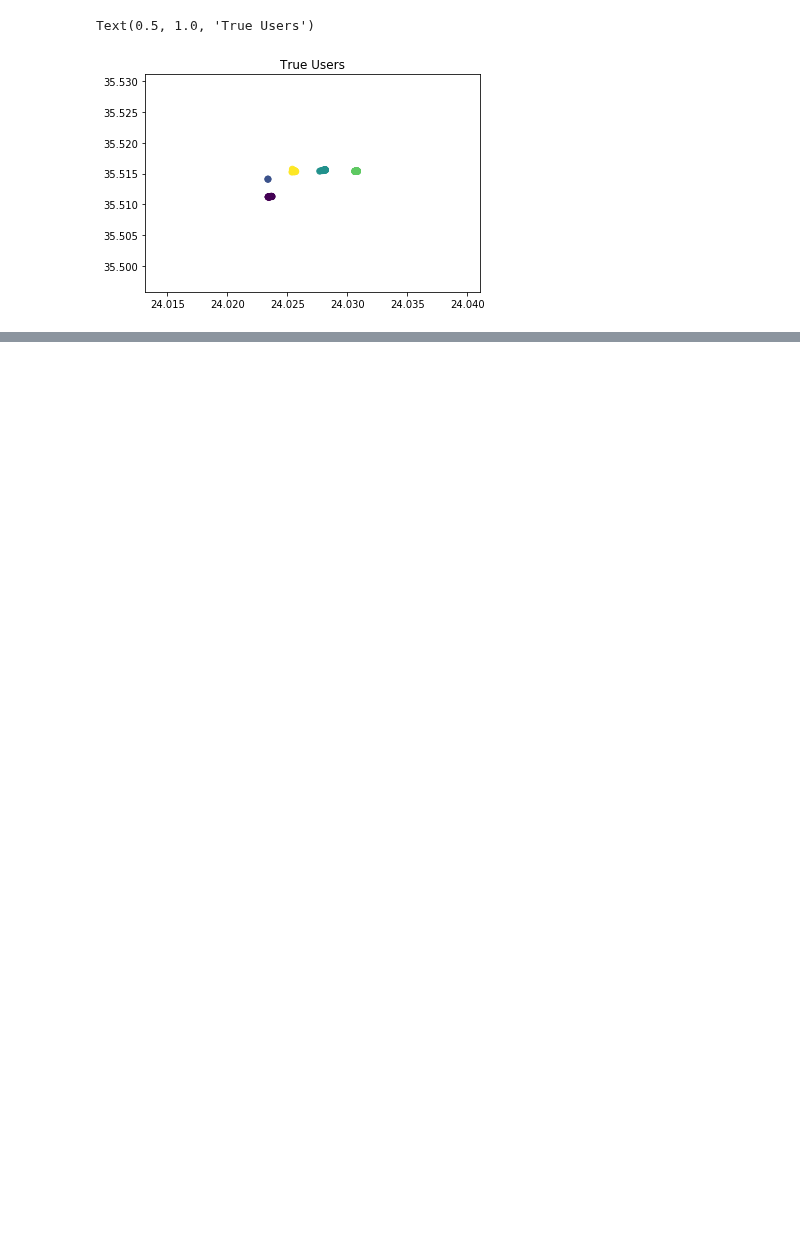
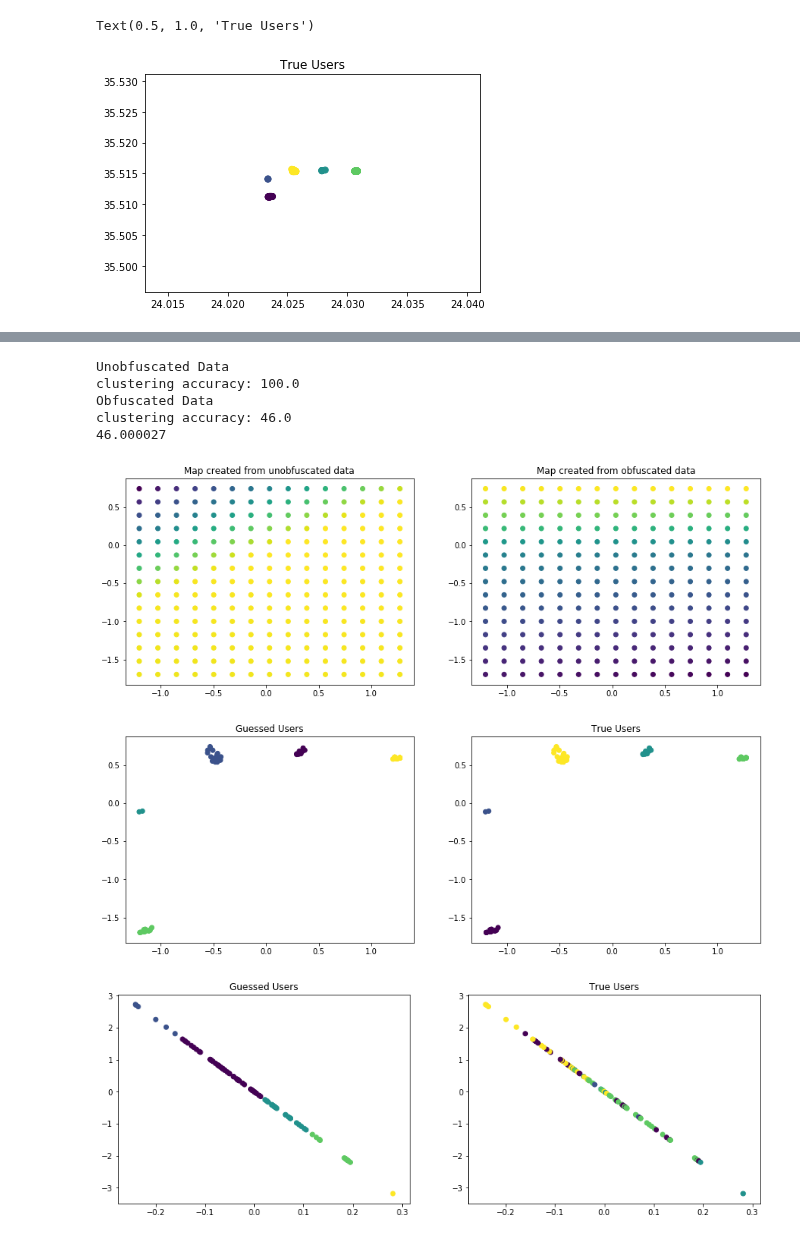
Before and after one commit to lillyclark/privacy-utility, a Jupyter notebook: ChaniaDataset.ipynb, the cells around one changed output, grey strips where cells are left out. Drawn from its saved outputs; the diff is of its cells as text; code cells hidden in the pictures; blank space fills up the shorter version.

```diff
--- a/ChaniaDataset.ipynb
+++ b/ChaniaDataset.ipynb
@@ -411,0 +572,13 @@ cluster(0, d[-1], t_data, 5)
+# %%
+loss1 = lossMAP(trueusers, x, y, sess)
+loss2 = lossAD(trueusers, x, y, 5, sess)
+print(sess.run(loss))
+# %% [output]
+Unobfuscated Data
+clustering accuracy: 100.0
+Obfuscated Data
+clustering accuracy: 46.0
+46.000027
+[figure, added]
+[figure, added]
+[figure, added]
```
Also changed, not shown: parts of 29 cells of this notebook, 1 other file.
